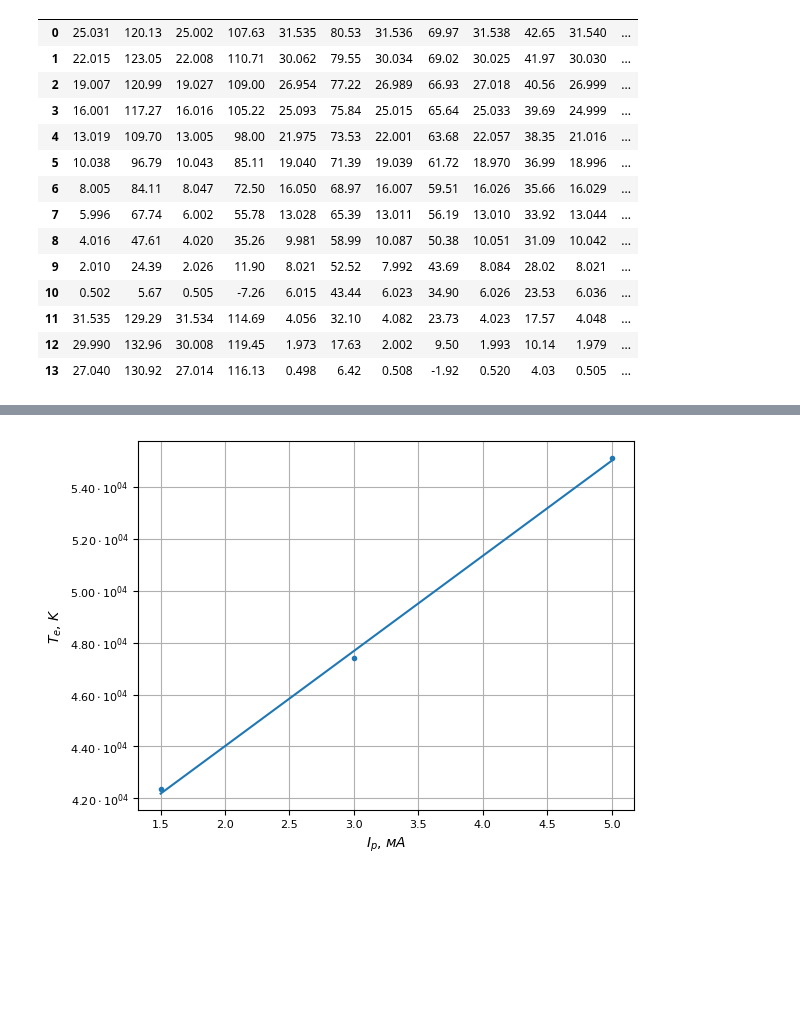
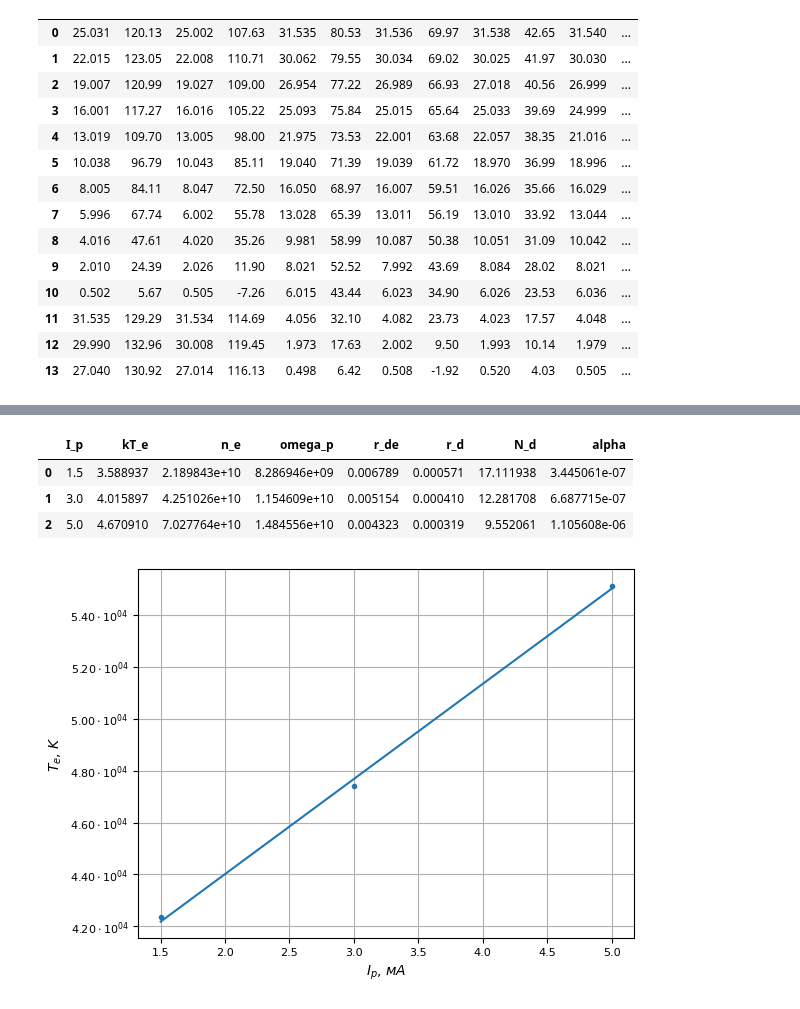
Before and after one commit to futherus/mipt_lab, a Jupyter notebook: 3.5.1/Simankovich_Maslov/351.ipynb, the cells around one changed output, grey strips where cells are left out. Cells and saved outputs as stored; diff of their text form; code cells hidden in the pictures; blank space fills up the shorter version.

```diff
--- a/3.5.1/Simankovich_Maslov/351.ipynb
+++ b/3.5.1/Simankovich_Maslov/351.ipynb
@@ -288,4 +315,43 @@ plt.savefig('gen/Iz_Uz.pdf')
 [figure]
+# %%
+lists = {
+    'I_p' : [],
+    'kT_e' : [],
+    'n_e' : [],
+    'omega_p' : [],
+    'r_de' : [],
+    'r_d' : [],
+    'N_d' : [],
+    'alpha' : []
+}
+
+
+fmt = {
+    'I_p' :  [r'$I_p$, мА', '{:.1f}'],
+    'kT_e' :  [r'$kT_e$, эВ', '{:.1f}'],
+    'n_e' :  [r'$n_e \cdot 10^{-9}$, $1 / \text{см}^3$', '{:.1f}', -9],
+    'omega_p' :  [r'$\omega_p \cdot 10^{-9}$, рад/с', '{:.1f}', -9],
+    'r_de' :  [r'$r_{De}$, мкм', '{:.2f}', 4],
+    'r_d' :  [r'$r_{D}$, мкм', '{:.2f}', 4],
+    'N_d' :  [r'$N_{d}$', '{:.1f}'],
+    'alpha' :  [r'$\alpha \cdot 10^6$', '{:.3f}', 6],
+}
+
+# names_list = [fmt.get(item, item) for item in fmt]
+
+# dat = pd.DataFrame({"-" : names_list, "ferrit" : ferrit_list, "fesi" : fesi_list, "feni" : feni_list})
+# dat = dat.set_index('-').transpose()
+# dat.insert(0, '--', ['Феррит (Fe-Ni-Zn)', 'Fe-Si', 'Fe-Ni'])
+
+tab = mipt.table(results, fmt)
+tab.rename().data
+tab.to_latex('gen/tab_res.tex')
+results
+# %% [output]
+|  | I_p | kT_e | n_e | omega_p | r_de | r_d | N_d | alpha |
+| 0 | 1.5 | 3.588937 | 2.189843e+10 | 8.286946e+09 | 0.006789 | 0.000571 | 17.111938 | 3.445061e-07 |
+| 1 | 3.0 | 4.015897 | 4.251026e+10 | 1.154609e+10 | 0.005154 | 0.000410 | 12.281708 | 6.687715e-07 |
+| 2 | 5.0 | 4.670910 | 7.027764e+10 | 1.484556e+10 | 0.004323 | 0.000319 | 9.552061 | 1.105608e-06 |
 # %%
 fig = plt.figure()
 ax = fig.add_subplot()
```
Also changed, not shown: parts of 2 cells of this notebook, 2 other files.
